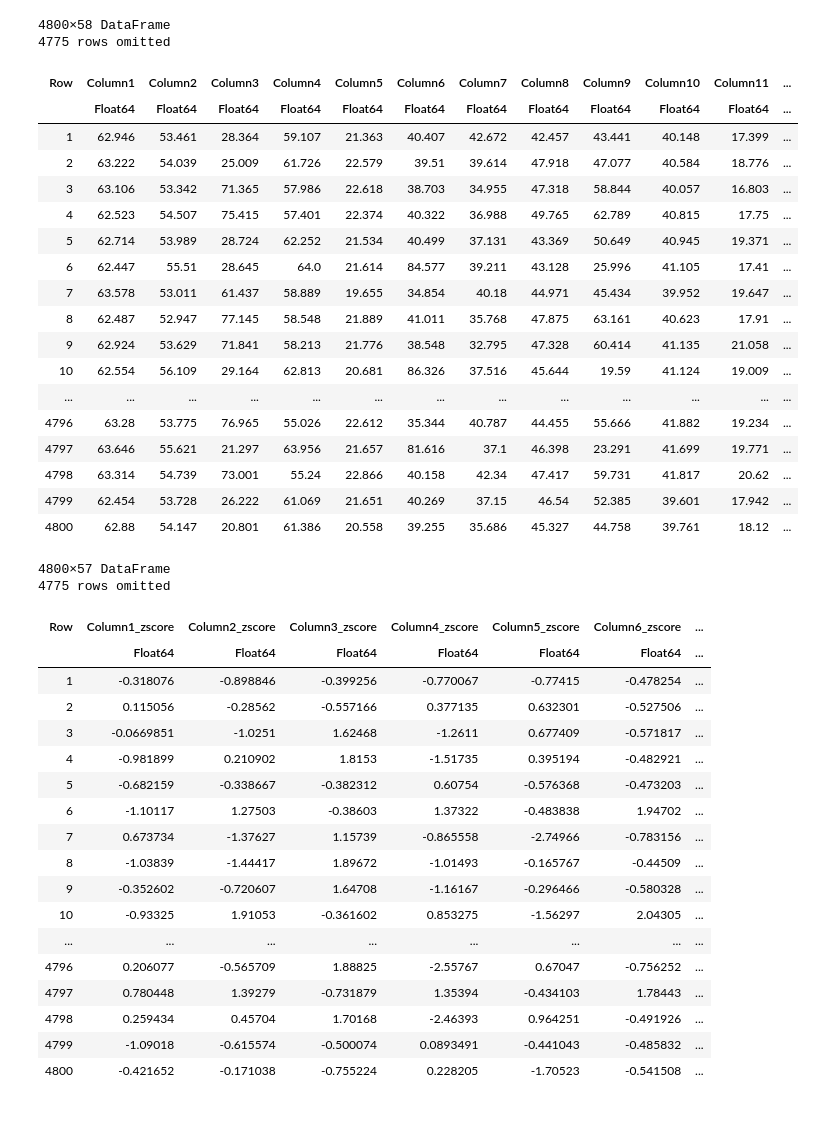
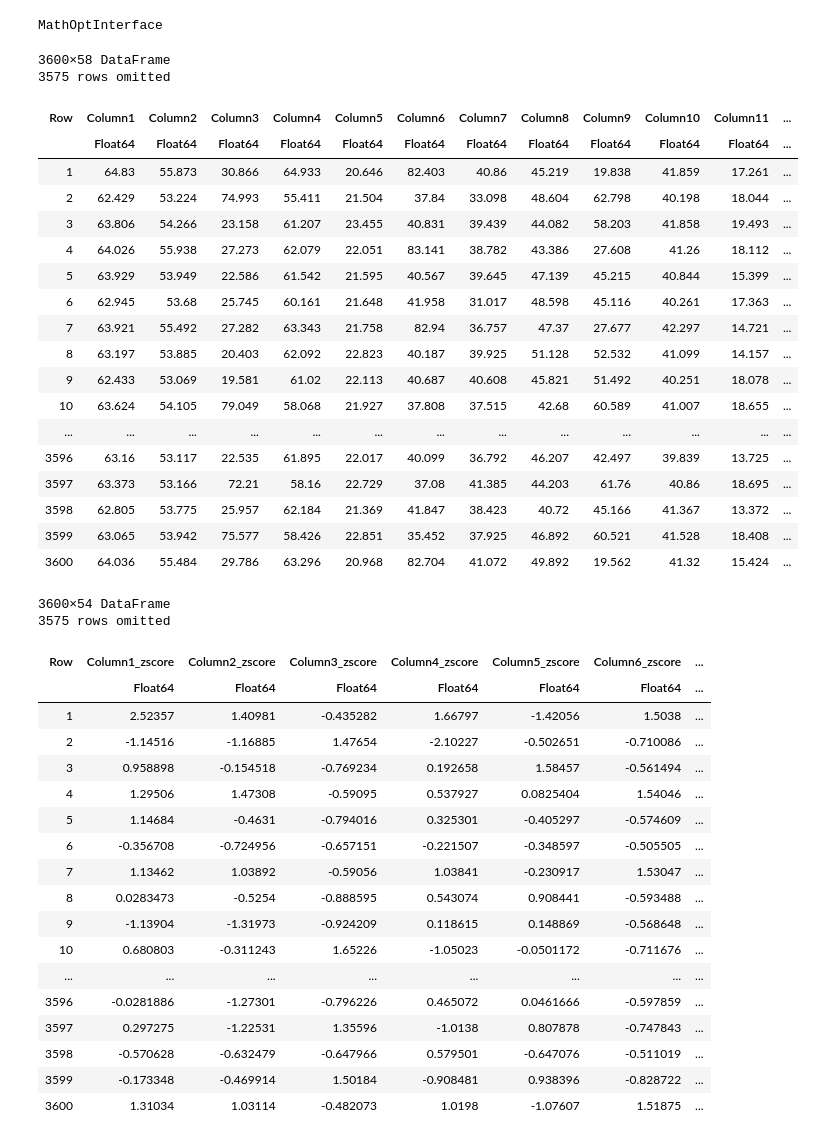
Before and after one commit to NITeQ/QARBoM.jl, a Jupyter notebook: example/TEP/tep_pcd.ipynb, the cells around one changed output. Saved outputs shown, nothing was run; the diff lists cells and outputs as text; code cells hidden in the pictures.

```diff
--- a/example/TEP/tep_pcd.ipynb
+++ b/example/TEP/tep_pcd.ipynb
@@ -3,60 +104,64 @@ using Revise, StatsBase, DataFrames, CSV, QARBoM, Random
+# %%
+MOI = QARBoM.ToQUBO.MOI
+# %% [output]
+MathOptInterface
 # %%
 df_n = DataFrame(CSV.File(raw"C:\Users\pedroripper\Downloads\normal_train.csv"; header = false))
 df_f1 = DataFrame(CSV.File(raw"C:\Users\pedroripper\Downloads\fault_1_train.csv"; header = false))
 df_f2 = DataFrame(CSV.File(raw"C:\Users\pedroripper\Downloads\fault_2_train.csv"; header = false))
-df_f3 = DataFrame(CSV.File(raw"C:\Users\pedroripper\Downloads\fault_3_train.csv"; header = false))
+# df_f3 = DataFrame(CSV.File(raw"C:\Users\pedroripper\Downloads\fault_3_train.csv"; header = false))
 
-df = vcat(df_f1, df_f2, df_f3, df_n )
-df = df[shuffle(1:nrow(df))[1:4800], :]
+df = vcat(df_f1, df_f2, df_n )
+df = df[shuffle(1:nrow(df))[1:nrow(df)], :]
 # %% [output]
-4800×58 DataFrame
-4775 rows omitted
+3600×58 DataFrame
+3575 rows omitted
 | Row | Column1 | Column2 | Column3 | Column4 | Column5 | Column6 | Column7 | Column8 | Column9 | Column10 | Column11 | ... |
 |  | Float64 | Float64 | Float64 | Float64 | Float64 | Float64 | Float64 | Float64 | Float64 | Float64 | Float64 | ... |
-| 1 | 62.946 | 53.461 | 28.364 | 59.107 | 21.363 | 40.407 | 42.672 | 42.457 | 43.441 | 40.148 | 17.399 | ... |
-| 2 | 63.222 | 54.039 | 25.009 | 61.726 | 22.579 | 39.51 | 39.614 | 47.918 | 47.077 | 40.584 | 18.776 | ... |
-| 3 | 63.106 | 53.342 | 71.365 | 57.986 | 22.618 | 38.703 | 34.955 | 47.318 | 58.844 | 40.057 | 16.803 | ... |
-| 4 | 62.523 | 54.507 | 75.415 | 57.401 | 22.374 | 40.322 | 36.988 | 49.765 | 62.789 | 40.815 | 17.75 | ... |
-| 5 | 62.714 | 53.989 | 28.724 | 62.252 | 21.534 | 40.499 | 37.131 | 43.369 | 50.649 | 40.945 | 19.371 | ... |
-| 6 | 62.447 | 55.51 | 28.645 | 64.0 | 21.614 | 84.577 | 39.211 | 43.128 | 25.996 | 41.105 | 17.41 | ... |
-| 7 | 63.578 | 53.011 | 61.437 | 58.889 | 19.655 | 34.854 | 40.18 | 44.971 | 45.434 | 39.952 | 19.647 | ... |
-| 8 | 62.487 | 52.947 | 77.145 | 58.548 | 21.889 | 41.011 | 35.768 | 47.875 | 63.161 | 40.623 | 17.91 | ... |
-| 9 | 62.924 | 53.629 | 71.841 | 58.213 | 21.776 | 38.548 | 32.795 | 47.328 | 60.414 | 41.135 | 21.058 | ... |
-| 10 | 62.554 | 56.109 | 29.164 | 62.813 | 20.681 | 86.326 | 37.516 | 45.644 | 19.59 | 41.124 | 19.009 | ... |
+| 1 | 64.83 | 55.873 | 30.866 | 64.933 | 20.646 | 82.403 | 40.86 | 45.219 | 19.838 | 41.859 | 17.261 | ... |
+| 2 | 62.429 | 53.224 | 74.993 | 55.411 | 21.504 | 37.84 | 33.098 | 48.604 | 62.798 | 40.198 | 18.044 | ... |
+| 3 | 63.806 | 54.266 | 23.158 | 61.207 | 23.455 | 40.831 | 39.439 | 44.082 | 58.203 | 41.858 | 19.493 | ... |
+| 4 | 64.026 | 55.938 | 27.273 | 62.079 | 22.051 | 83.141 | 38.782 | 43.386 | 27.608 | 41.26 | 18.112 | ... |
+| 5 | 63.929 | 53.949 | 22.586 | 61.542 | 21.595 | 40.567 | 39.645 | 47.139 | 45.215 | 40.844 | 15.399 | ... |
+| 6 | 62.945 | 53.68 | 25.745 | 60.161 | 21.648 | 41.958 | 31.017 | 48.598 | 45.116 | 40.261 | 17.363 | ... |
+| 7 | 63.921 | 55.492 | 27.282 | 63.343 | 21.758 | 82.94 | 36.757 | 47.37 | 27.677 | 42.297 | 14.721 | ... |
+| 8 | 63.197 | 53.885 | 20.403 | 62.092 | 22.823 | 40.187 | 39.925 | 51.128 | 52.532 | 41.099 | 14.157 | ... |
+| 9 | 62.433 | 53.069 | 19.581 | 61.02 | 22.113 | 40.687 | 40.608 | 45.821 | 51.492 | 40.251 | 18.078 | ... |
+| 10 | 63.624 | 54.105 | 79.049 | 58.068 | 21.927 | 37.808 | 37.515 | 42.68 | 60.589 | 41.007 | 18.655 | ... |
 | ... | ... | ... | ... | ... | ... | ... | ... | ... | ... | ... | ... | ... |
-| 4796 | 63.28 | 53.775 | 76.965 | 55.026 | 22.612 | 35.344 | 40.787 | 44.455 | 55.666 | 41.882 | 19.234 | ... |
-| 4797 | 63.646 | 55.621 | 21.297 | 63.956 | 21.657 | 81.616 | 37.1 | 46.398 | 23.291 | 41.699 | 19.771 | ... |
-| 4798 | 63.314 | 54.739 | 73.001 | 55.24 | 22.866 | 40.158 | 42.34 | 47.417 | 59.731 | 41.817 | 20.62 | ... |
-| 4799 | 62.454 | 53.728 | 26.222 | 61.069 | 21.651 | 40.269 | 37.15 | 46.54 | 52.385 | 39.601 | 17.942 | ... |
-| 4800 | 62.88 | 54.147 | 20.801 | 61.386 | 20.558 | 39.255 | 35.686 | 45.327 | 44.758 | 39.761 | 18.12 | ... |
+| 3596 | 63.16 | 53.117 | 22.535 | 61.895 | 22.017 | 40.099 | 36.792 | 46.207 | 42.497 | 39.839 | 13.725 | ... |
+| 3597 | 63.373 | 53.166 | 72.21 | 58.16 | 22.729 | 37.08 | 41.385 | 44.203 | 61.76 | 40.86 | 18.695 | ... |
+| 3598 | 62.805 | 53.775 | 25.957 | 62.184 | 21.369 | 41.847 | 38.423 | 40.72 | 45.166 | 41.367 | 13.372 | ... |
+| 3599 | 63.065 | 53.942 | 75.577 | 58.426 | 22.851 | 35.452 | 37.925 | 46.892 | 60.521 | 41.528 | 18.408 | ... |
+| 3600 | 64.036 | 55.484 | 29.786 | 63.296 | 20.968 | 82.704 | 41.072 | 49.892 | 19.562 | 41.32 | 15.424 | ... |
 # %%
 # df = DataFrame(CSV.File("./merged_data_train_less_normal.csv";header=false))
 # %%
-df_labels = select(df,([:Column54, :Column55, :Column56, :Column57, :Column58]))
+df_labels = select(df,([:Column57, :Column58]))
 df_zscore = select(df,Not([:Column54, :Column55, :Column56, :Column57, :Column58]) .=> zscore)
 select!(df_zscore, Not(:Column12_zscore))
 df_zscore = hcat(df_zscore, df_labels)
 # %% [output]
-4800×57 DataFrame
-4775 rows omitted
+3600×54 DataFrame
+3575 rows omitted
 | Row | Column1_zscore | Column2_zscore | Column3_zscore | Column4_zscore | Column5_zscore | Column6_zscore | ... |
 |  | Float64 | Float64 | Float64 | Float64 | Float64 | Float64 | ... |
-| 1 | -0.318076 | -0.898846 | -0.399256 | -0.770067 | -0.77415 | -0.478254 | ... |
-| 2 | 0.115056 | -0.28562 | -0.557166 | 0.377135 | 0.632301 | -0.527506 | ... |
-| 3 | -0.0669851 | -1.0251 | 1.62468 | -1.2611 | 0.677409 | -0.571817 | ... |
-| 4 | -0.981899 | 0.210902 | 1.8153 | -1.51735 | 0.395194 | -0.482921 | ... |
-| 5 | -0.682159 | -0.338667 | -0.382312 | 0.60754 | -0.576368 | -0.473203 | ... |
-| 6 | -1.10117 | 1.27503 | -0.38603 | 1.37322 | -0.483838 | 1.94702 | ... |
-| 7 | 0.673734 | -1.37627 | 1.15739 | -0.865558 | -2.74966 | -0.783156 | ... |
-| 8 | -1.03839 | -1.44417 | 1.89672 | -1.01493 | -0.165767 | -0.44509 | ... |
-| 9 | -0.352602 | -0.720607 | 1.64708 | -1.16167 | -0.296466 | -0.580328 | ... |
-| 10 | -0.93325 | 1.91053 | -0.361602 | 0.853275 | -1.56297 | 2.04305 | ... |
+| 1 | 2.52357 | 1.40981 | -0.435282 | 1.66797 | -1.42056 | 1.5038 | ... |
+| 2 | -1.14516 | -1.16885 | 1.47654 | -2.10227 | -0.502651 | -0.710086 | ... |
+| 3 | 0.958898 | -0.154518 | -0.769234 | 0.192658 | 1.58457 | -0.561494 | ... |
+| 4 | 1.29506 | 1.47308 | -0.59095 | 0.537927 | 0.0825404 | 1.54046 | ... |
+| 5 | 1.14684 | -0.4631 | -0.794016 | 0.325301 | -0.405297 | -0.574609 | ... |
+| 6 | -0.356708 | -0.724956 | -0.657151 | -0.221507 | -0.348597 | -0.505505 | ... |
+| 7 | 1.13462 | 1.03892 | -0.59056 | 1.03841 | -0.230917 | 1.53047 | ... |
+| 8 | 0.0283473 | -0.5254 | -0.888595 | 0.543074 | 0.908441 | -0.593488 | ... |
+| 9 | -1.13904 | -1.31973 | -0.924209 | 0.118615 | 0.148869 | -0.568648 | ... |
+| 10 | 0.680803 | -0.311243 | 1.65226 | -1.05023 | -0.0501172 | -0.711676 | ... |
 | ... | ... | ... | ... | ... | ... | ... | ... |
-| 4796 | 0.206077 | -0.565709 | 1.88825 | -2.55767 | 0.67047 | -0.756252 | ... |
-| 4797 | 0.780448 | 1.39279 | -0.731879 | 1.35394 | -0.434103 | 1.78443 | ... |
-| 4798 | 0.259434 | 0.45704 | 1.70168 | -2.46393 | 0.964251 | -0.491926 | ... |
-| 4799 | -1.09018 | -0.615574 | -0.500074 | 0.0893491 | -0.441043 | -0.485832 | ... |
-| 4800 | -0.421652 | -0.171038 | -0.755224 | 0.228205 | -1.70523 | -0.541508 | ... |
+| 3596 | -0.0281886 | -1.27301 | -0.796226 | 0.465072 | 0.0461666 | -0.597859 | ... |
+| 3597 | 0.297275 | -1.22531 | 1.35596 | -1.0138 | 0.807878 | -0.747843 | ... |
+| 3598 | -0.570628 | -0.632479 | -0.647966 | 0.579501 | -0.647076 | -0.511019 | ... |
+| 3599 | -0.173348 | -0.469914 | 1.50184 | -0.908481 | 0.938396 | -0.828722 | ... |
+| 3600 | 1.31034 | 1.03114 | -0.482073 | 1.0198 | -1.07607 | 1.51875 | ... |
 # %%
 x_train = Vector{Vector{Float64}}()
 
```
Also changed, not shown: parts of 25 cells of this notebook, 24 other files.
